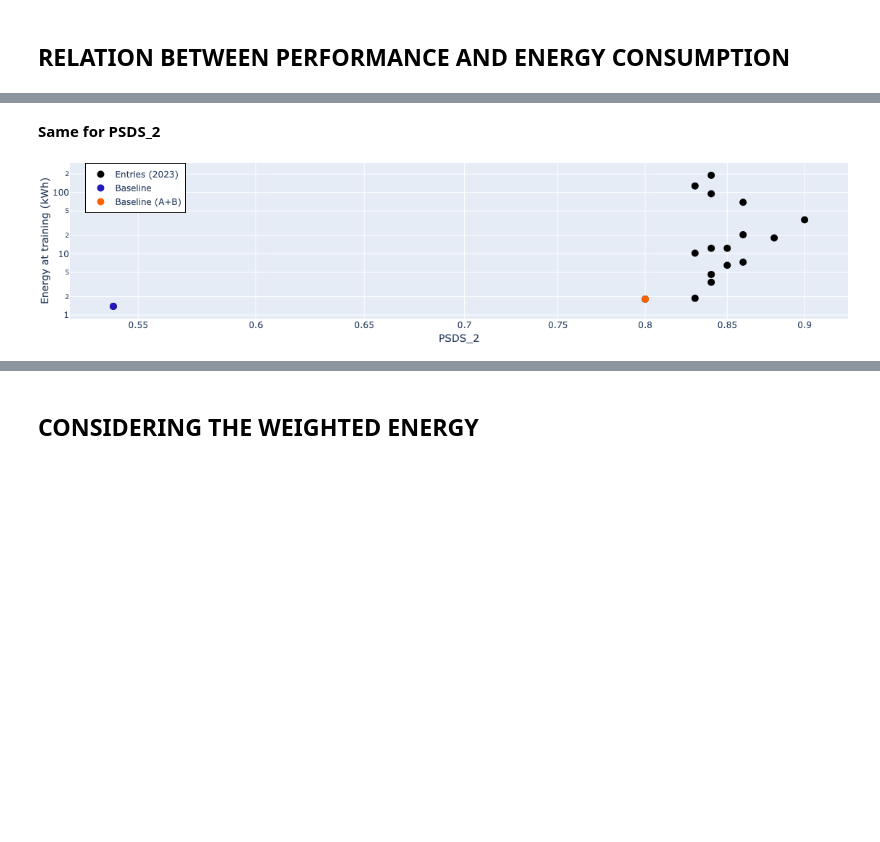
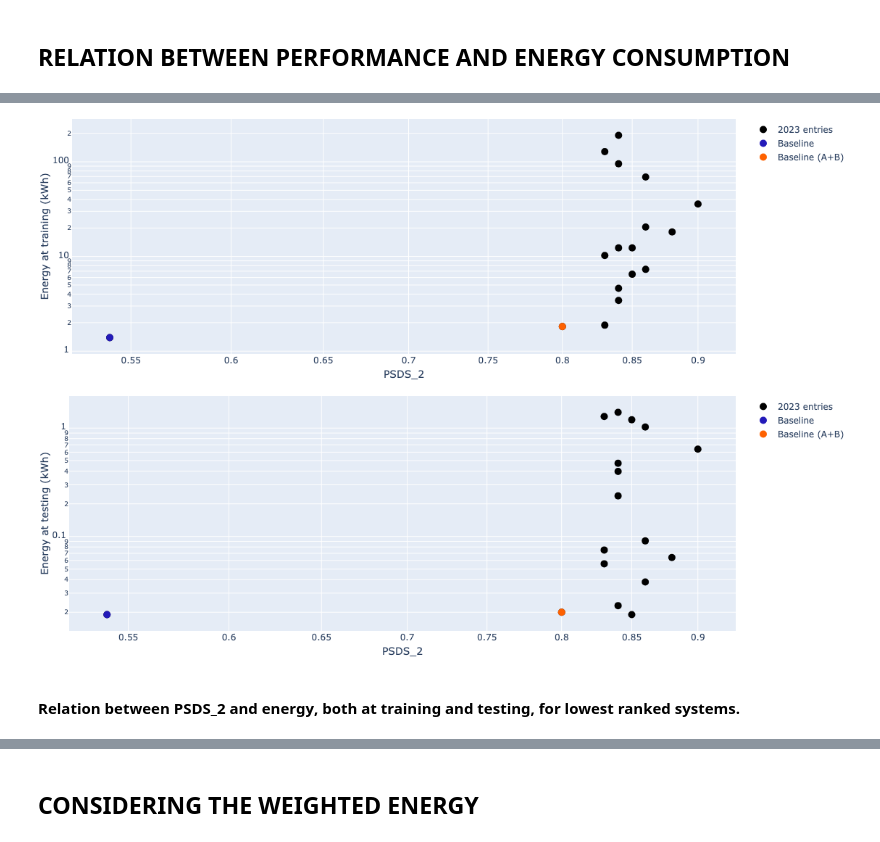
Before and after one commit to RonFrancesca/SED-carbon-footprint, a Jupyter notebook: Additional_Results.ipynb, the cells around one changed output, grey strips where cells are left out. Cells and saved outputs as stored; diff of their text form; code cells hidden in the pictures; blank space fills up the shorter version.

```diff
--- a/Additional_Results.ipynb
+++ b/Additional_Results.ipynb
@@ -613,7 +536,7 @@ decimal_places = 3
 df_all_23[columns_to_round] = df_all_23[columns_to_round].apply(round_to, args=(decimal_places,))
 # %%
 # Select a subset of columns from the DataFrame
-columns_list = ["energy_training", "energy_test", "system_complexity_params", "system_name", "system_ensemble_method_subsystem_count", "psds1_eval_full", "psds2_eval_full"]
+columns_list = ["energy_training", "energy_training_normalized", "energy_test", "energy_test_normalized", "system_complexity_params", "system_name", "system_ensemble_method_subsystem_count", "psds1_eval_full", "psds2_eval_full"]
 
 # Extract numeric values from columns 'psds1_eval_full' and 'psds2_eval_full' and convert them to float
 for label in ['psds1_eval_full', 'psds2_eval_full']:
@@ -630,5 +553,5 @@ df_23.rename(columns={'system_name': 'code', 'system_complexity_params': 'system
 df_23.reset_index(inplace=True, drop=True)
 
 # Display the number of entries in the DCASE 2023 dataset
-print(f"Total DCASE 2023 entries: {len(df_23)}\n")
+print(f"Total DCASE 2023 entries, before processing: {len(df_23)}\n")
 # %% [output]
@@ -702,0 +615,13 @@ scatter_compare(df_22, df_23, df_x, df_y, x_axes_lab, y_axes_lab, text, title, x
+# %%
+# Specify the columns to consider from the dataframes
+df_y = 'energy_test'
+
+for df, year in zip([df_22, df_23], [2022, 2023]):
+    x_axes_lab = f'System complexity {year}'
+    y_axes_lab = 'Energy at testing (kWh)'
+    fig = scatter_all(df, df_x, df_y, x_axes_lab, y_axes_lab, text, add_base=True, year=year, show=False)
+
+    fig.show()
+
+    file_name = os.path.join(fig_dir, f'systemCompl-energyTest_{year}.pdf')
+    save_image(fig, file_name)
@@ -1215,5 +941,3 @@ pio.write_image(fig, file_name, format=file_format, scale=3)
-# %% [markdown]
-**Same for PSDS_2**
 # %%
 # Sort the 'df_focus_23' DataFrame by 'psds2_eval_full' column in descending order to consider the best-performing systems
 df_focus_23 = df_focus_23.sort_values(by='psds2_eval_full', ascending=False)
@@ -1254,40 +978,37 @@ df_bot.reset_index(inplace=True, drop=True)
 # %%
 # Define the variables for the scatter plot
 x = 'psds2_eval_full'
-y = 'energy_training_normalized'
 x_axes_lab = 'PSDS_2'
-y_axes_lab = 'Energy at training (kWh)'
 
-# Create the scatter plot using the 'scatter_all' function and customize labels, legend, layout, and dimensions
-fig = scatter_all(df_top, x, y, x_axes_lab, y_axes_lab, code, add_base=True, show=False)
-fig.update_layout(
-    legend=dict(
-        x=0.02,             # Adjust the x-coordinate to position the legend horizontally
-        y=1,                # Adjust the y-coordinate to position the legend vertically
-        bordercolor="black",# Set the border color (you can use any valid color)
-        borderwidth=1,      # Set the border width
+for y_label, phase in zip(['training', 'test'], ["training", "testing"]):
+    y = f'energy_{y_label}_normalized'     # Y-axis data column
+    y_axes_lab = f'Energy at {phase} (kWh)'
+
+    # Create a scatter plot using the 'scatter_all' function, but don't display it immediately (show=False).
+    fig = scatter_all(df_top, x, y, x_axes_lab, y_axes_lab, code, add_base=True, year=2023, show=False)
+
+    # Update the layout of the figure to customize legend, axis titles, dimensions, and margins.
+    fig.update_layout(
+        xaxis=dict(
+            title_standoff=10,          # Remove spacing between label and axis
+        ),
+        yaxis=dict(
+            title_standoff=10,          # Remove spacing between label and axis
+        ),
+        margin=dict(l=0, r=0, t=0, b=0.5),  # Set margins for the plot
     )
-)
-fig.update_layout(
-    xaxis=dict(
-        title_standoff=10,  # Remove spacing between label and axis
-    ),
-    yaxis=dict(
-        title_standoff=10,  # Remove spacing between label and axis
-    ),
-    width=width,            # Adjust the width as needed
-    height=height,          # Adjust the height as needed
-    margin=dict(l=0, r=0, t=0, b=0.5),
-)
 
-# Display the generated figure
-fig.show()
+    # Display the figure.
+    fig.show()
 
-# Define the file name for saving the figure as an image
-file_name = os.path.join(fig_dir, 'psds2_tr.png')
+    # Specify the directory for saving the figure and the file name.
+    file_name = os.path.join(fig_dir, f'psds2-energy-{phase}-top.pdf')
 
-# Save the figure to the specified file with the specified format and scale
-pio.write_image(fig, file_name, format=file_format, scale=3)
+    # Save the figure to the specified file with a defined format and scaling.
+    save_image(fig, file_name)
 # %% [output]
-[figure, old version]
+[figure, new version]
+[figure, added]
+# %% [markdown]
+#### Relation between **PSDS_2 and energy**, both at training and testing, for lowest ranked systems.
 # %%
```
Also changed, not shown: parts of 100 cells of this notebook.
